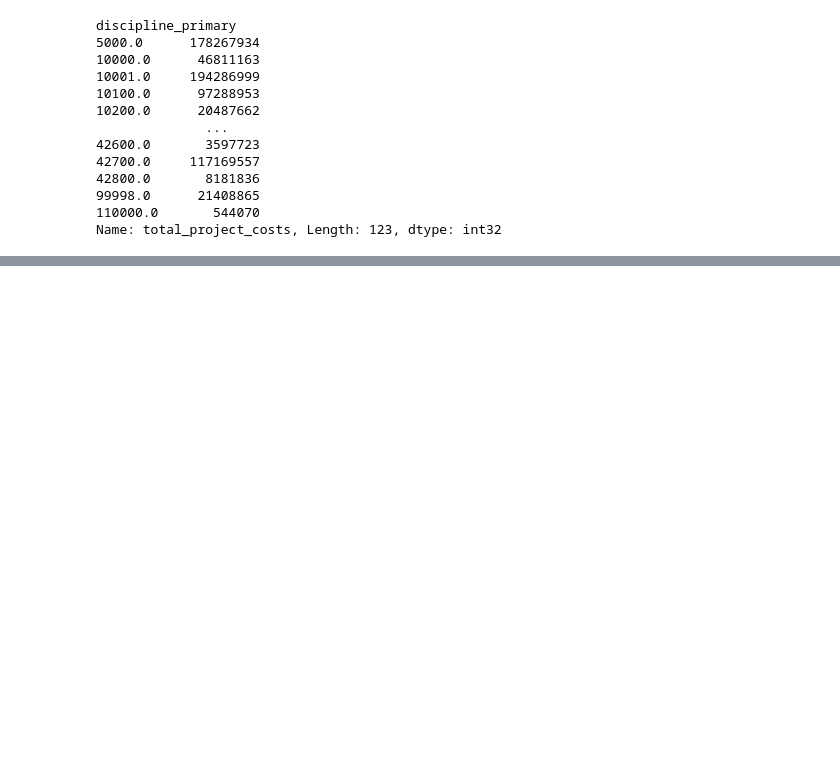
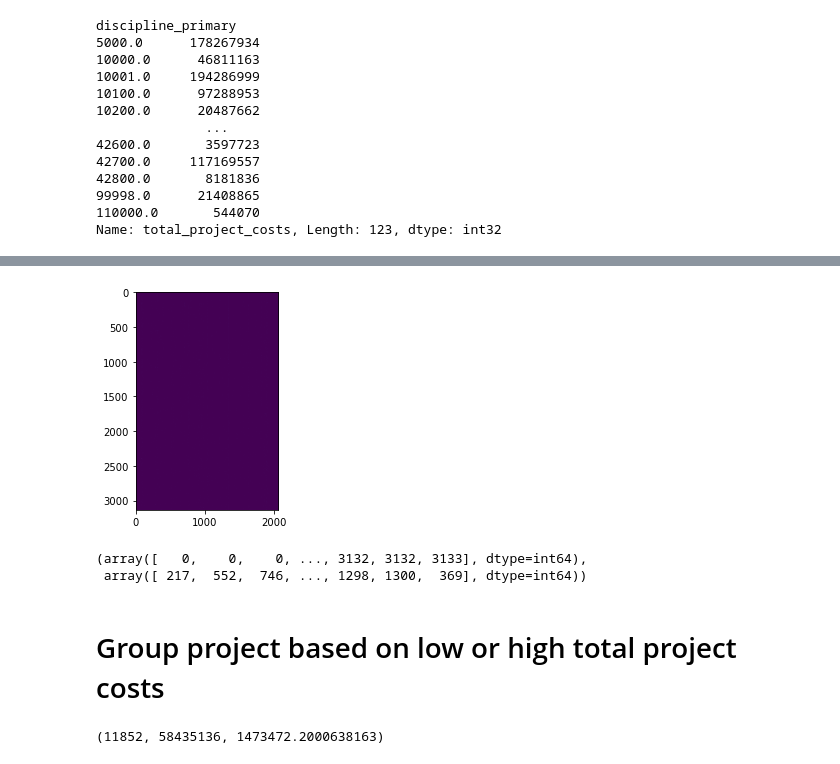
Before and after one commit to Amotagh/ORF, a Jupyter notebook: notebooks/2-exploratory-data-analysis.ipynb, the cells around one changed output, grey strips where cells are left out. Drawn from its saved outputs; the diff is of its cells as text; code cells hidden in the pictures; blank space fills up the shorter version.

```diff
--- a/notebooks/2-exploratory-data-analysis.ipynb
+++ b/notebooks/2-exploratory-data-analysis.ipynb
@@ -195,0 +198,4 @@ Name: total_project_costs, Length: 123, dtype: int32
+# %%
+vectorizer = TfidfVectorizer(min_df=2)
+# %%
+tfidf = vectorizer.fit_transform(df['project_title'])
@@ -195,0 +208,3 @@ Name: total_project_costs, Length: 123, dtype: int32
+# %%
+tfidf=tfidf.toarray()
+type(tfidf)
@@ -195,0 +255,16 @@ Name: total_project_costs, Length: 123, dtype: int32
+# %%
+plt.figure(figsize=(20,4))
+_=plt.imshow(tfidf)
+# %% [output]
+[figure, added]
+# %%
+np.nonzero(tfidf)
+# %% [output]
+(array([   0,    0,    0, ..., 3132, 3132, 3133], dtype=int64),
+ array([ 217,  552,  746, ..., 1298, 1300,  369], dtype=int64))
+# %% [markdown]
+# Group project based on low or high total project costs
+# %%
+df.total_project_costs.min(),df.total_project_costs.max(),df.total_project_costs.mean()
+# %% [output]
+(11852, 58435136, 1473472.2000638163)
```
Also changed, not shown: parts of 49 cells of this notebook, 4 other files.
